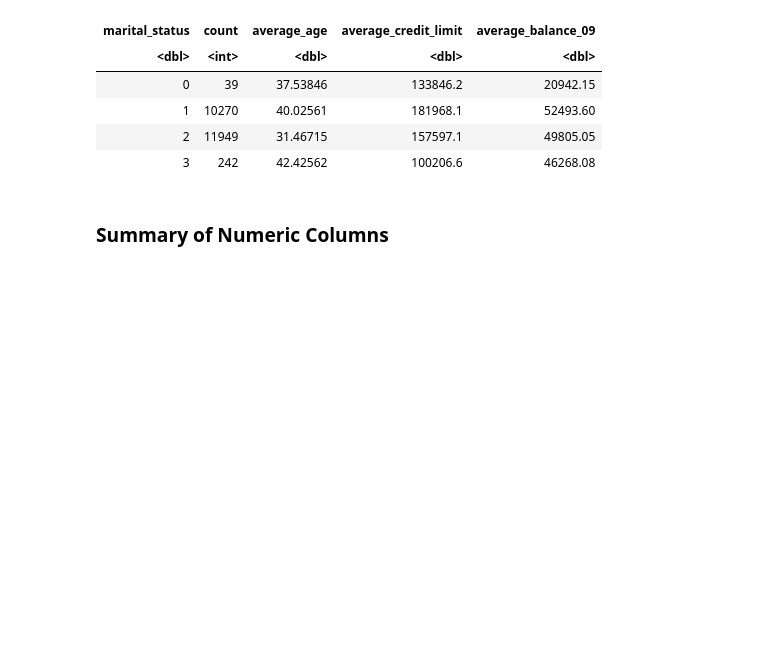
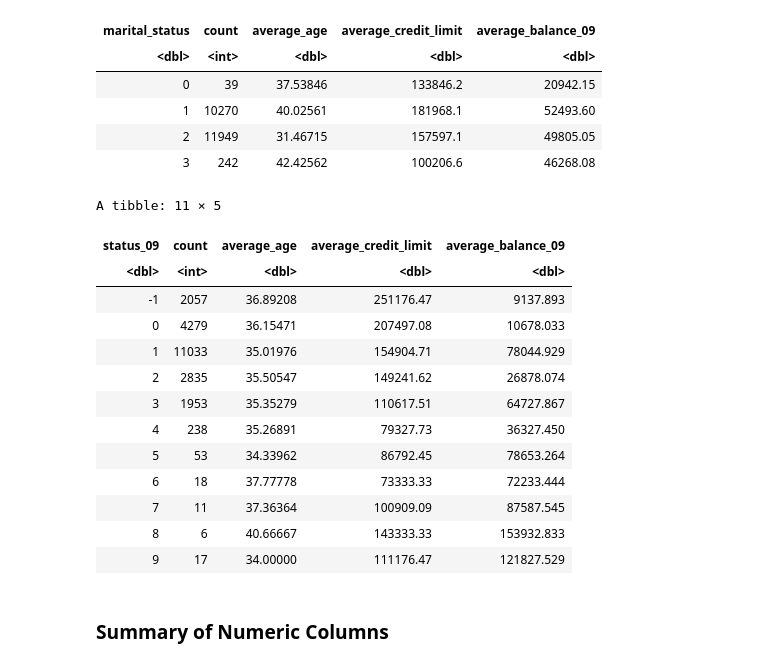
Before and after one commit to ericpien/Credit-Card-Default-Prediction, a Jupyter notebook: project_proposal.ipynb, the cells around one changed output. Drawn from its saved outputs; the diff is of its cells as text; code cells hidden in the pictures; blank space fills up the shorter version.

```diff
--- a/project_proposal.ipynb
+++ b/project_proposal.ipynb
@@ -166,6 +175,29 @@ A tibble: 4 × 5
 | 1 | 10270 | 40.02561 | 181968.1 | 52493.60 |
 | 2 | 11949 | 31.46715 | 157597.1 | 49805.05 |
 | 3 | 242 | 42.42562 | 100206.6 | 46268.08 |
+# %%
+credit_card_train |>
+    group_by(status_09) |>
+    summarize(count=n(),
+            average_age = mean(age),
+            average_credit_limit = mean(credit_limit),
+            average_balance_09 = mean(balance_09),
+            average_balance_09 = mean(balance_09))
+# %% [output]
+A tibble: 11 × 5
+| status_09 | count | average_age | average_credit_limit | average_balance_09 |
+| <dbl> | <int> | <dbl> | <dbl> | <dbl> |
+| -1 | 2057 | 36.89208 | 251176.47 | 9137.893 |
+| 0 | 4279 | 36.15471 | 207497.08 | 10678.033 |
+| 1 | 11033 | 35.01976 | 154904.71 | 78044.929 |
+| 2 | 2835 | 35.50547 | 149241.62 | 26878.074 |
+| 3 | 1953 | 35.35279 | 110617.51 | 64727.867 |
+| 4 | 238 | 35.26891 | 79327.73 | 36327.450 |
+| 5 | 53 | 34.33962 | 86792.45 | 78653.264 |
+| 6 | 18 | 37.77778 | 73333.33 | 72233.444 |
+| 7 | 11 | 37.36364 | 100909.09 | 87587.545 |
+| 8 | 6 | 40.66667 | 143333.33 | 153932.833 |
+| 9 | 17 | 34.00000 | 111176.47 | 121827.529 |
 # %% [markdown]
 ### Summary of Numeric Columns ###
 # %%
```
Also changed, not shown: parts of 3 cells of this notebook.
